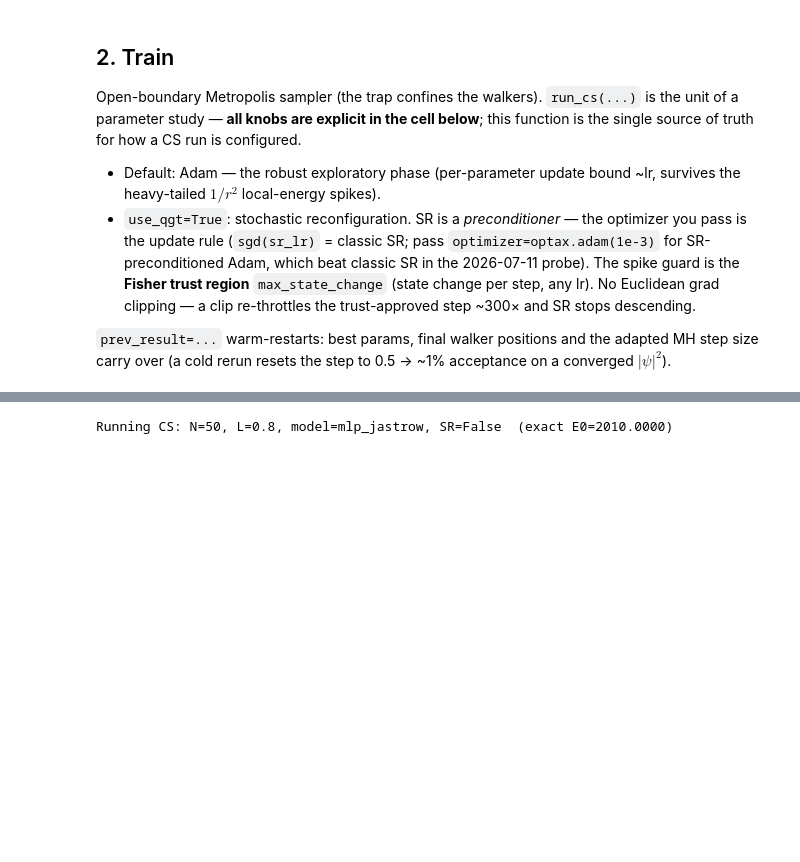
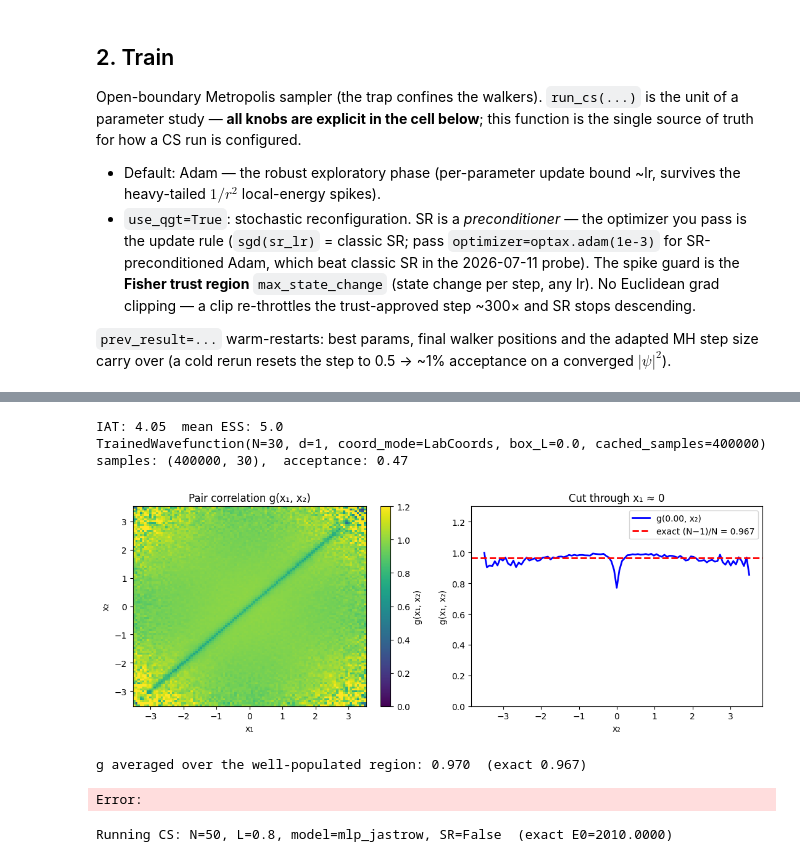
Before and after one commit to pfargas/qvarnet, a Jupyter notebook: calogero-sutherland/cs-single-point-exploration.ipynb, the cells around one changed output, grey strips where cells are left out. Cells and saved outputs as stored; diff of their text form; code cells hidden in the pictures; blank space fills up the shorter version.

```diff
--- a/calogero-sutherland/cs-single-point-exploration.ipynb
+++ b/calogero-sutherland/cs-single-point-exploration.ipynb
@@ -195,4 +196,39 @@ best snapshot    : epoch 8886 (select metric = 0.00288667; 20000 kept — result
 ────────────────────────────────────────────────────────────
+# %%
+trained_wavefunc = TrainedWavefunction.from_result(make_model(), result, n_particles=N, seed=0)
+# %%
+samples = trained_wavefunc.sample(n_chains=20_000, n_steps=21, burn_in=20, thinning=1)
+print(trained_wavefunc)
+print(f"samples: {samples.shape},  acceptance: {trained_wavefunc.acceptance_rate:.2f}")
+# %% [output]
+IAT: 4.05  mean ESS: 5.0
+TrainedWavefunction(N=30, d=1, coord_mode=LabCoords, box_L=0.0, cached_samples=400000)
+samples: (400000, 30),  acceptance: 0.47
+# %%
+grid2 = np.linspace(-3.5, 3.5, 101)
+grid2, g2 = trained_wavefunc.pair_correlation_grid(grid2)
+
+g_exact = (N - 1) / N
+
+fig, (ax1, ax2) = plt.subplots(1, 2, figsize=(11, 4.2))
+
+im = ax1.pcolormesh(grid2, grid2, g2.T, shading="auto", cmap="viridis", vmin=0, vmax=1.2)
+fig.colorbar(im, ax=ax1, label="g(x₁, x₂)")
+ax1.set(xlabel="x₁", ylabel="x₂", title="Pair correlation g(x₁, x₂)")
+
+mid = len(grid2) // 2
+ax2.plot(grid2, g2[mid, :], color="b", lw=2, label=f"g({grid2[mid]:.2f}, x₂)")
+ax2.axhline(g_exact, color="r", ls="--", lw=2, label=f"exact (N−1)/N = {g_exact:.3f}")
+ax2.set(xlabel="x₂", ylabel="g(x₁, x₂)", title="Cut through x₁ ≈ 0", ylim=(0, 1.3))
+ax2.legend()
+
+plt.tight_layout(); plt.show()
+
+print(f"g averaged over the well-populated region: {np.nanmean(g2[10:31, 10:31]):.3f}  (exact {g_exact:.3f})")
+# %% [output]
+[figure, added]
+g averaged over the well-populated region: 0.970  (exact 0.967)
+Error:
 # %%
 ratios = [0.05, 0.1, 0.2, 0.5, 0.7, 1.0]
 # seeds = [0, 1, 2, 3, 4]
```
Also changed, not shown: parts of 2 cells of this notebook, 1 other file.
